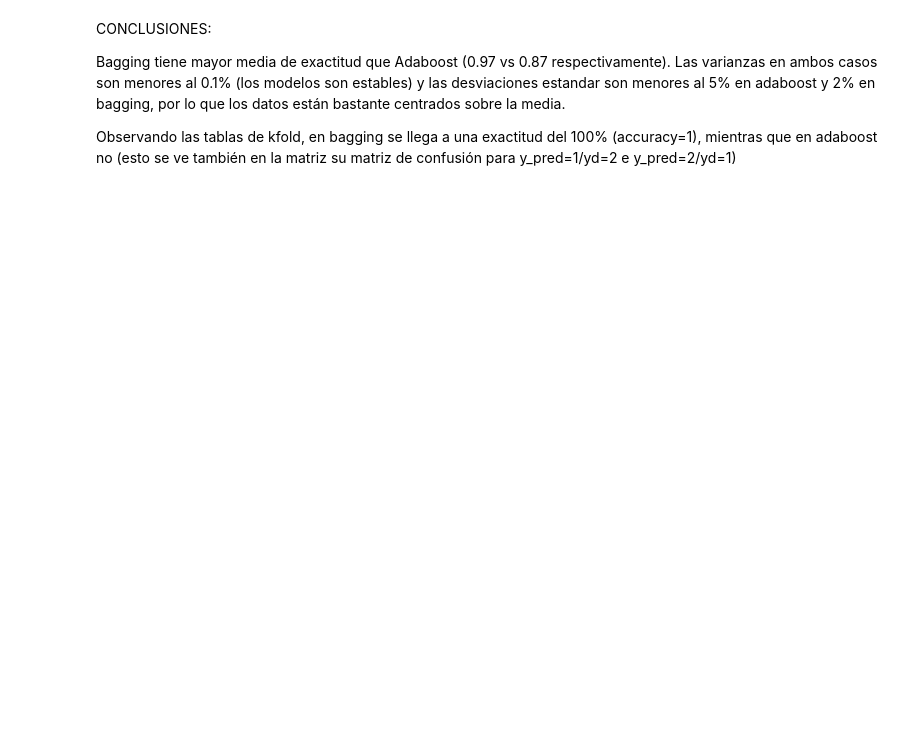
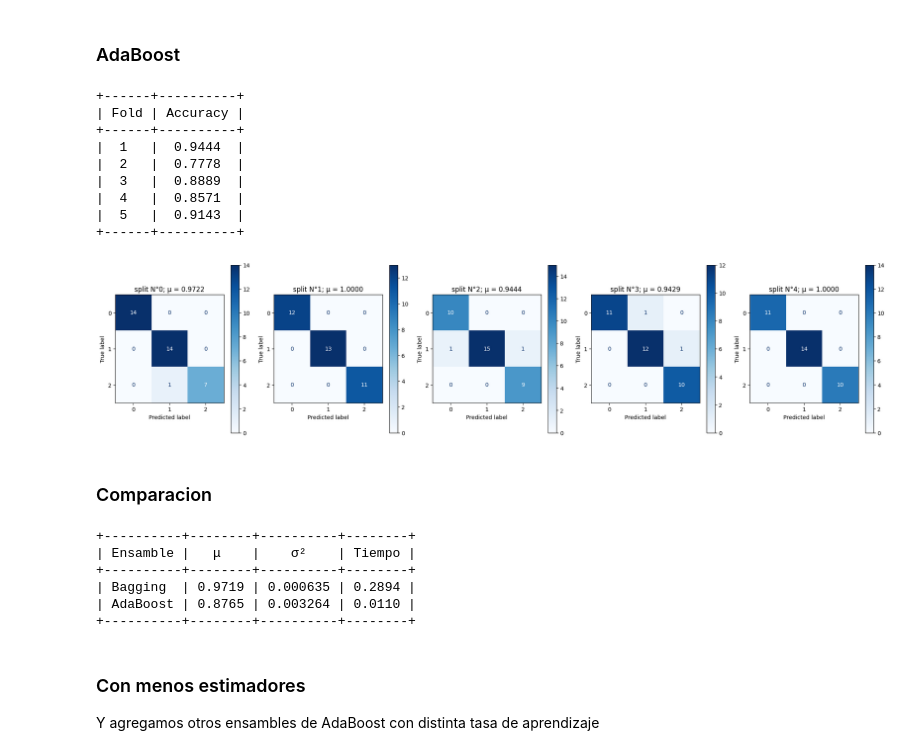
Before and after one commit to Lucasa98/Inteligencia-Computacional-2025, a Jupyter notebook: Práctica/Guia3/Ej3.ipynb, the cells around one changed output. Drawn from its saved outputs; the diff is of its cells as text; code cells hidden in the pictures; blank space fills up the shorter version.

```diff
--- a/Práctica/Guia3/Ej3.ipynb
+++ b/Práctica/Guia3/Ej3.ipynb
@@ -125,0 +56,18 @@ AdaBoost - Mean Accuracy: 0.8765, Variance: 0.003264, Std: 0.057129
+# %%
+# Bagging
+accs_bag, mean_bag, var_bag, preds_bag, t_bag = evaluar_kfold(baggin, x, y, 5)
+
+#tabla de resultados
+table_bag = PrettyTable()
+table_bag.field_names = ["Fold", "Accuracy"]
+for i, acc in enumerate(accs_bag):
+    table_bag.add_row([i+1, f"{acc:.4f}"])
+print(table_bag)
+
+fig, ax = plt.subplots(1,5)
+fig.set_figwidth(20)
+fig.tight_layout()
+for i in range(len(ax)):
+    y_tst, y_pred = preds_bag[i]
+    ax[i].set_title(f"split N°{i}; μ = {accs_bag[i]:.4f}")
+    ConfusionMatrixDisplay.from_predictions(y_tst, y_pred, ax=ax[i], cmap="Blues", values_format="d")
@@ -126,6 +85,50 @@ AdaBoost - Mean Accuracy: 0.8765, Variance: 0.003264, Std: 0.057129
+# %% [markdown]
+### AdaBoost
+# %%
+# AdaBoost
+accs_ada, mean_ada, var_ada, preds_ada, t_ada = evaluar_kfold(adaboost, x, y, 5)
+
+#tabla de resultados
+table_ada = PrettyTable()
+table_ada.field_names = ["Fold", "Accuracy"]
+for i, acc in enumerate(accs_ada):
+    table_ada.add_row([i+1, f"{acc:.4f}"])
+print(table_ada)
+
+fig, ax = plt.subplots(1,5)
+fig.set_figwidth(20)
+fig.tight_layout()
+for i in range(len(ax)):
+    y_tst, y_pred = preds_bag[i]
+    ax[i].set_title(f"split N°{i}; μ = {accs_bag[i]:.4f}")
+    ConfusionMatrixDisplay.from_predictions(y_tst, y_pred, ax=ax[i], cmap="Blues", values_format="d")
+# %% [output]
++------+----------+
+| Fold | Accuracy |
++------+----------+
+|  1   |  0.9444  |
+|  2   |  0.7778  |
+|  3   |  0.8889  |
+|  4   |  0.8571  |
+|  5   |  0.9143  |
++------+----------+
+[figure, added]
 # %% [markdown]
-CONCLUSIONES:
-
-Bagging tiene mayor media de exactitud que Adaboost (0.97 vs 0.87 respectivamente). Las varianzas en ambos casos son menores al 0.1% (los modelos son estables) y las desviaciones estandar son menores al 5% en adaboost y 2% en bagging, por lo que los datos están bastante centrados sobre la media.
-
-Observando las tablas de kfold, en bagging se llega a una exactitud del 100% (accuracy=1), mientras que en adaboost no (esto se ve también en la matriz su matriz de confusión para y_pred=1/yd=2 e y_pred=2/yd=1)
+### Comparacion
+# %%
+resumen = PrettyTable()
+resumen.field_names = ["Ensamble", "μ", "σ²", "Tiempo"]
+resumen.add_row(["Bagging", f"{mean_bag:.4f}", f"{var_bag:.6f}", f"{t_bag:.4f}"])
+resumen.add_row(["AdaBoost", f"{mean_ada:.4f}", f"{var_ada:.6f}", f"{t_ada:.4f}"])
+print(resumen)
+# %% [output]
++----------+--------+----------+--------+
+| Ensamble |   μ    |    σ²    | Tiempo |
++----------+--------+----------+--------+
+| Bagging  | 0.9719 | 0.000635 | 0.2894 |
+| AdaBoost | 0.8765 | 0.003264 | 0.0110 |
++----------+--------+----------+--------+
+# %% [markdown]
+### Con menos estimadores
+
+Y agregamos otros ensambles de AdaBoost con distinta tasa de aprendizaje
```
Also changed, not shown: parts of 10 cells of this notebook.
